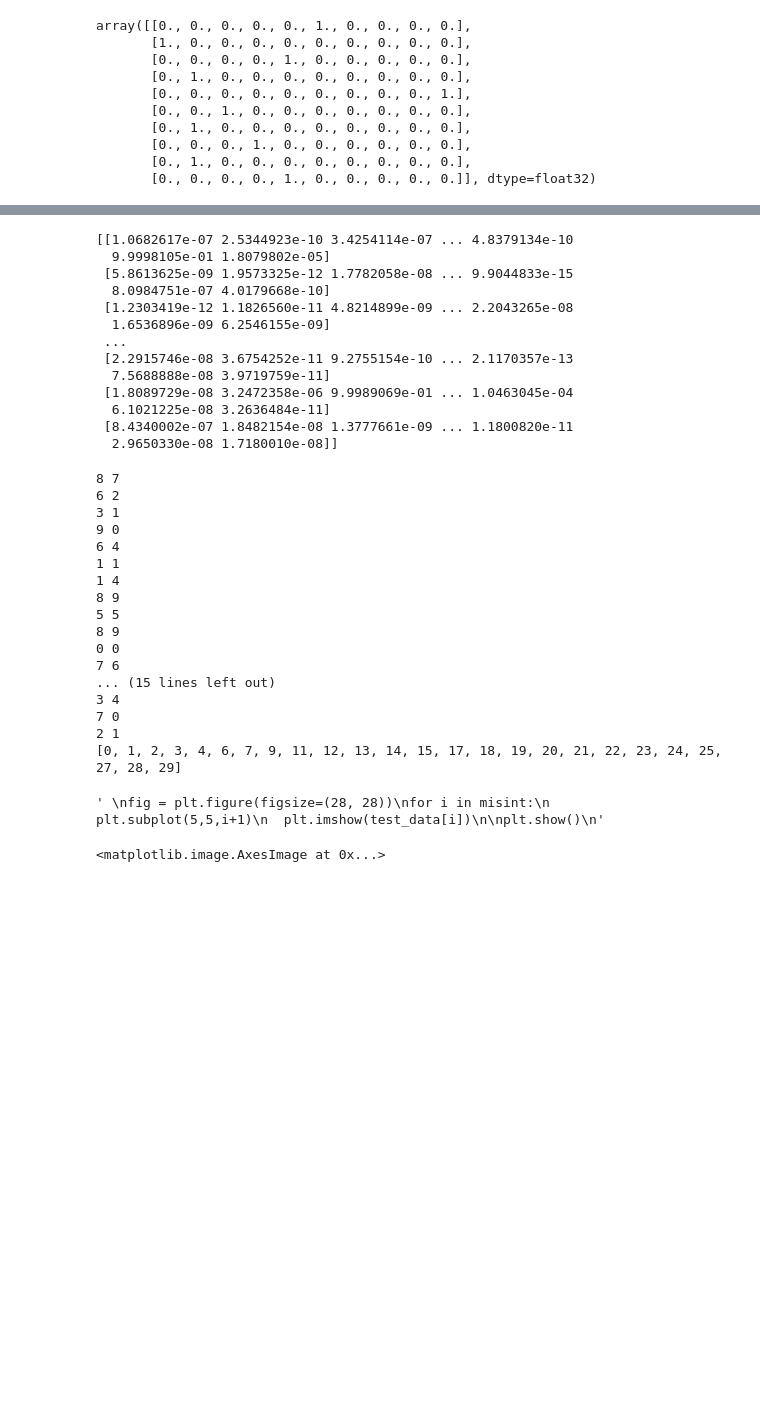
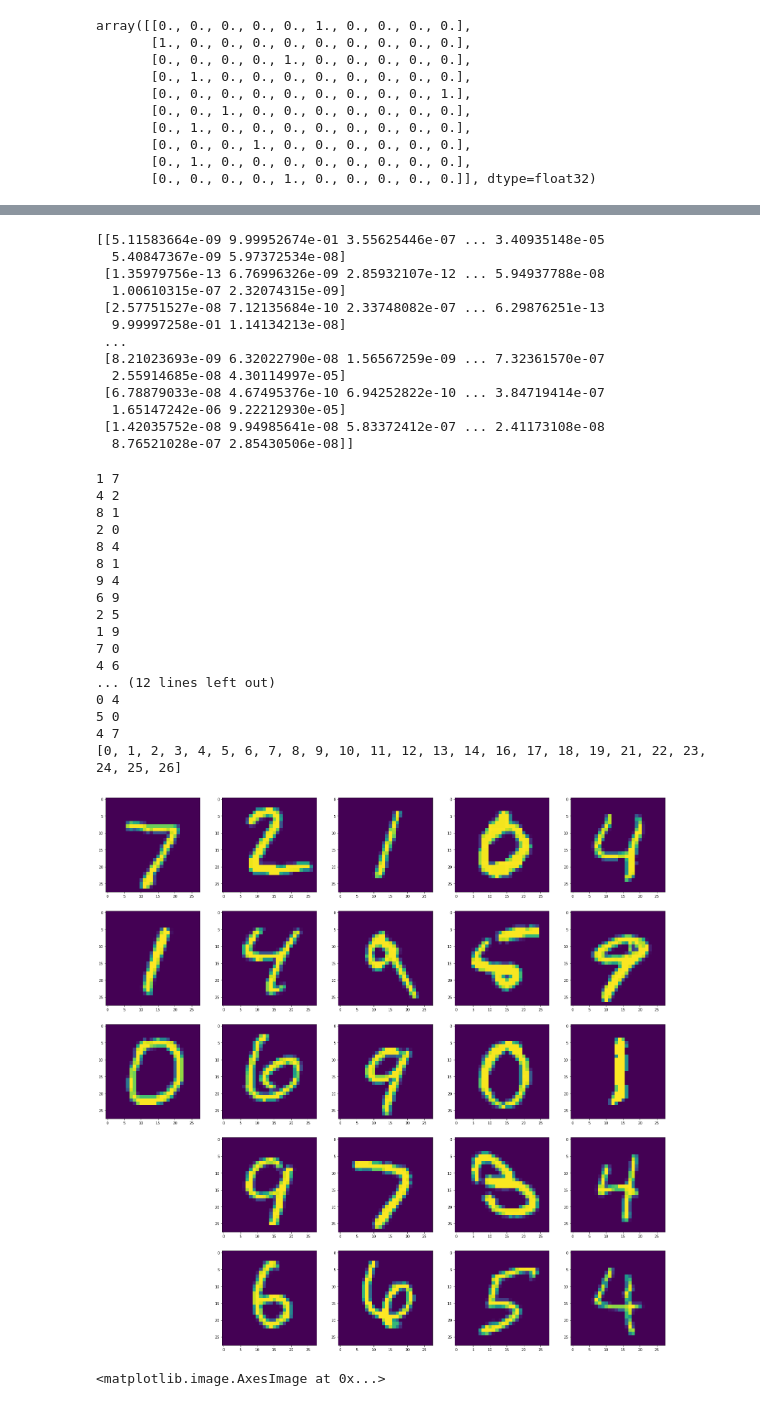
Before and after one commit to Curiousss/EVA, a Jupyter notebook: Assignment5/Session5DNN.ipynb, the cells around one changed output, grey strips where cells are left out. Saved outputs shown, nothing was run; the diff lists cells and outputs as text; code cells hidden in the pictures; blank space fills up the shorter version.

Commit message:
image grid displayed

```diff
--- a/Assignment5/Session5DNN.ipynb
+++ b/Assignment5/Session5DNN.ipynb
@@ -190,71 +179,71 @@ Epoch 00040: val_loss did not improve from 0.03101
 # %%
 from keras.models import load_model
 
-modelBest = load_model("modelBest.h5")
+modelBest = load_model("modelBest1.h5")
 # %%
 y_pred = modelBest.predict_generator(datagen.flow(X_test, Y_test), steps=32) #Preprocessing???
 print(y_pred)
 # %% [output]
-[[1.0682617e-07 2.5344923e-10 3.4254114e-07 ... 4.8379134e-10
-  9.9998105e-01 1.8079802e-05]
- [5.8613625e-09 1.9573325e-12 1.7782058e-08 ... 9.9044833e-15
-  8.0984751e-07 4.0179668e-10]
- [1.2303419e-12 1.1826560e-11 4.8214899e-09 ... 2.2043265e-08
-  1.6536896e-09 6.2546155e-09]
+[[5.11583664e-09 9.99952674e-01 3.55625446e-07 ... 3.40935148e-05
+  5.40847367e-09 5.97372534e-08]
+ [1.35979756e-13 6.76996326e-09 2.85932107e-12 ... 5.94937788e-08
+  1.00610315e-07 2.32074315e-09]
+ [2.57751527e-08 7.12135684e-10 2.33748082e-07 ... 6.29876251e-13
+  9.99997258e-01 1.14134213e-08]
  ...
- [2.2915746e-08 3.6754252e-11 9.2755154e-10 ... 2.1170357e-13
-  7.5688888e-08 3.9719759e-11]
- [1.8089729e-08 3.2472358e-06 9.9989069e-01 ... 1.0463045e-04
-  6.1021225e-08 3.2636484e-11]
- [8.4340002e-07 1.8482154e-08 1.3777661e-09 ... 1.1800820e-11
-  2.9650330e-08 1.7180010e-08]]
+ [8.21023693e-09 6.32022790e-08 1.56567259e-09 ... 7.32361570e-07
+  2.55914685e-08 4.30114997e-05]
+ [6.78879033e-08 4.67495376e-10 6.94252822e-10 ... 3.84719414e-07
+  1.65147242e-06 9.22212930e-05]
+ [1.42035752e-08 9.94985641e-08 5.83372412e-07 ... 2.41173108e-08
+  8.76521028e-07 2.85430506e-08]]
 # %%
 from matplotlib import pyplot as plt
 %matplotlib inline
 
 
-#test_data = X_test * 255
-#test_data = test_data.reshape(10000, 28, 28)
+test_data = X_test * 255
+test_data = test_data.reshape(10000, 28, 28)
 misint = []
 ip = 0
 im = 0
 import numpy as np
 for p in y_pred:
   print(np.argmax(p), y_test[ip])
   if np.argmax(p) != y_test[ip]:
     misint.append(ip)
     im = im + 1
     if im == 25:
       break
   ip = ip +1
 print(misint)
-'''
+
 fig = plt.figure(figsize=(28, 28))
 for i in misint:
-  plt.subplot(5,5,i+1)
-  plt.imshow(test_data[i])
+  if i<=24:
+    plt.subplot(5,5,i+1)
+    plt.imshow(test_data[i])
 
 plt.show()
-'''
 # %% [output]
-8 7
-6 2
-3 1
-9 0
-6 4
-1 1
-1 4
-8 9
-5 5
-8 9
-0 0
-7 6
-... (15 lines left out)
-3 4
+1 7
+4 2
+8 1
+2 0
+8 4
+8 1
+9 4
+6 9
+2 5
+1 9
 7 0
-2 1
-[0, 1, 2, 3, 4, 6, 7, 9, 11, 12, 13, 14, 15, 17, 18, 19, 20, 21, 22, 23, 24, 25, 27, 28, 29]
+4 6
+... (12 lines left out)
+0 4
+5 0
+4 7
+[0, 1, 2, 3, 4, 5, 6, 7, 8, 9, 10, 11, 12, 13, 14, 16, 17, 18, 19, 21, 22, 23, 24, 25, 26]
-' \nfig = plt.figure(figsize=(28, 28))\nfor i in misint:\n  plt.subplot(5,5,i+1)\n  plt.imshow(test_data[i])\n\nplt.show()\n'
+[figure, added]
 # %%
 plt.imshow(test_data[160])
 # %% [output]
```
Also changed, not shown: parts of 6 cells of this notebook.
